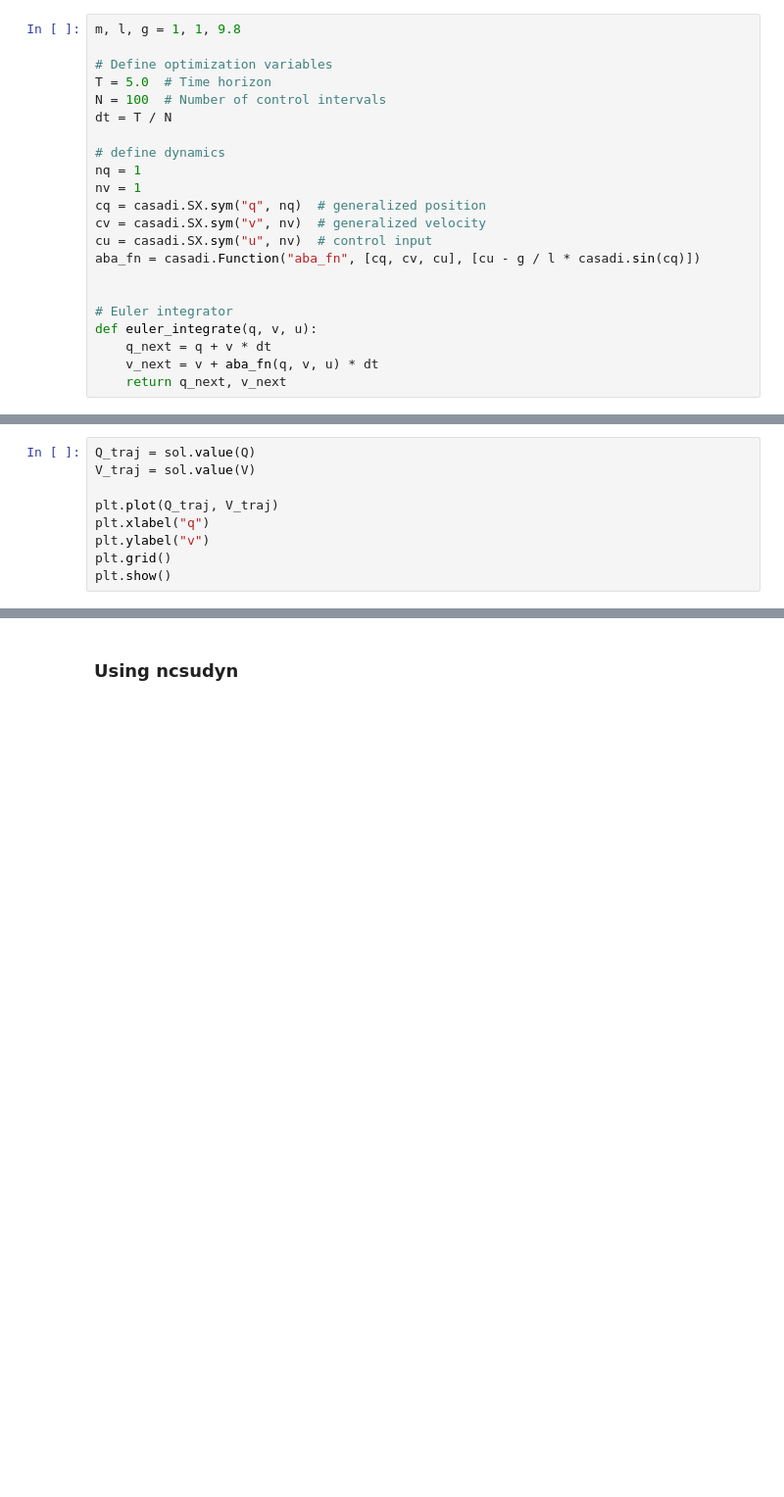
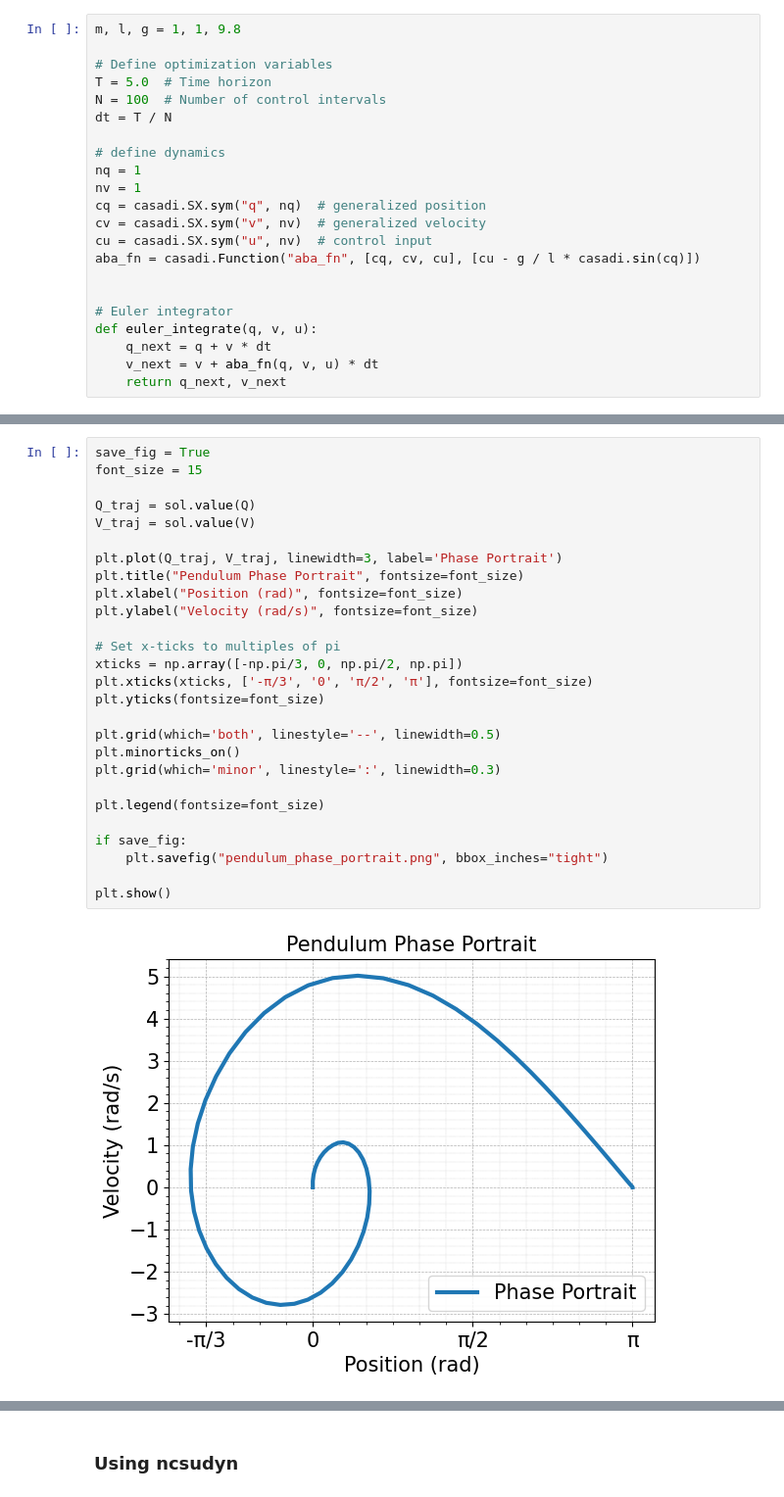
Before and after one commit to lnotspotl/ncsudyn, a Jupyter notebook: examples/simple/pendulum.ipynb, the cells around one changed output, grey strips where cells are left out. Shown: that part at 98% size. Cells and saved outputs as stored; diff of their text form; blank space fills up the shorter version.

Commit message:
Update pendulum example

```diff
--- a/examples/simple/pendulum.ipynb
+++ b/examples/simple/pendulum.ipynb
@@ -66,12 +86,32 @@ sol = opti.solve()
-# %%
-Q_traj = sol.value(Q)
-V_traj = sol.value(V)
-
-plt.plot(Q_traj, V_traj)
-plt.xlabel("q")
-plt.ylabel("v")
-plt.grid()
-plt.show()
+# %%
+save_fig = True
+font_size = 15
+
+Q_traj = sol.value(Q)
+V_traj = sol.value(V)
+
+plt.plot(Q_traj, V_traj, linewidth=3, label='Phase Portrait')
+plt.title("Pendulum Phase Portrait", fontsize=font_size)
+plt.xlabel("Position (rad)", fontsize=font_size)
+plt.ylabel("Velocity (rad/s)", fontsize=font_size)
+
+# Set x-ticks to multiples of pi
+xticks = np.array([-np.pi/3, 0, np.pi/2, np.pi])
+plt.xticks(xticks, ['-π/3', '0', 'π/2', 'π'], fontsize=font_size)
+plt.yticks(fontsize=font_size)
+
+plt.grid(which='both', linestyle='--', linewidth=0.5)
+plt.minorticks_on()
+plt.grid(which='minor', linestyle=':', linewidth=0.3)
+
+plt.legend(fontsize=font_size)
+
+if save_fig:
+    plt.savefig("pendulum_phase_portrait.png", bbox_inches="tight")
+
+plt.show()
+# %% [output]
+[figure, added]
 # %%
 fig = plt.figure(figsize=(5, 5), constrained_layout=False)
 
```
Also changed, not shown: parts of 7 cells of this notebook.
